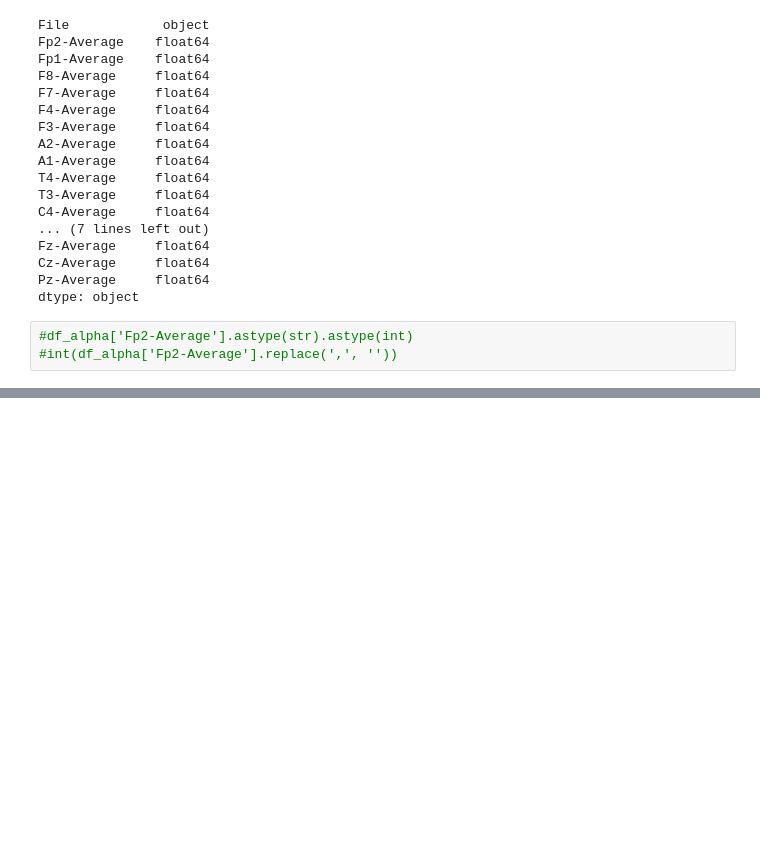
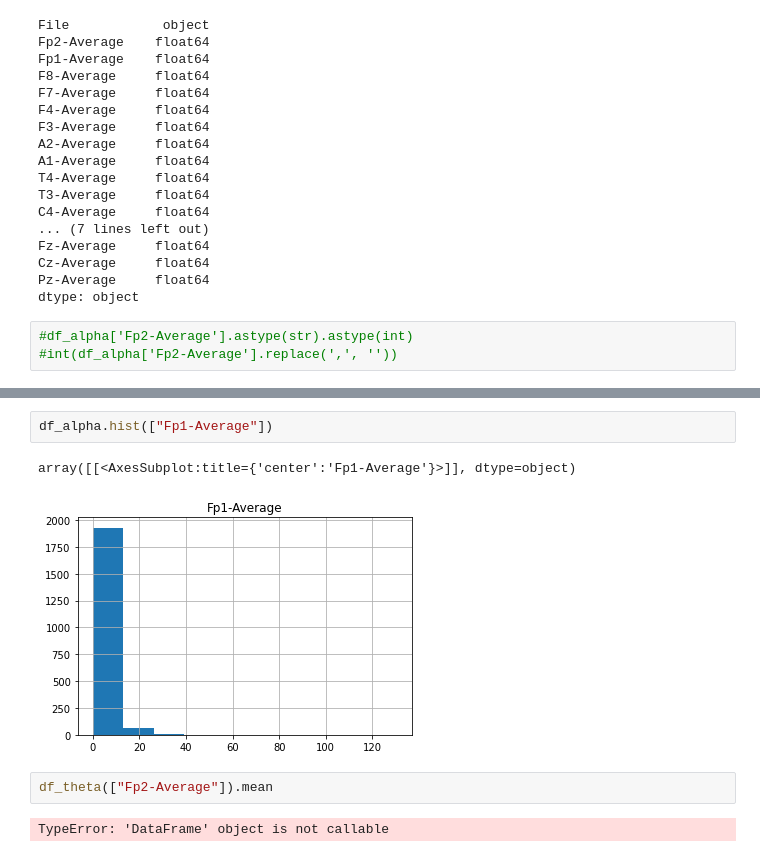
Before and after one commit to augenstern-23/eeg_smokers, a Jupyter notebook: data_exploration.ipynb, the cells around one changed output, grey strips where cells are left out. Drawn from its saved outputs; the diff is of its cells as text; blank space fills up the shorter version.

Commit message:
added histograms and boxplots

```diff
--- a/data_exploration.ipynb
+++ b/data_exploration.ipynb
@@ -336,0 +347,9 @@ dtype: object
+# %%
+df_alpha.hist(["Fp1-Average"])
+# %% [output]
+array([[<AxesSubplot:title={'center':'Fp1-Average'}>]], dtype=object)
+[figure, added]
+# %%
+df_theta(["Fp2-Average"]).mean
+# %% [output]
+TypeError: 'DataFrame' object is not callable
```
Also changed, not shown: parts of 14 cells of this notebook.
